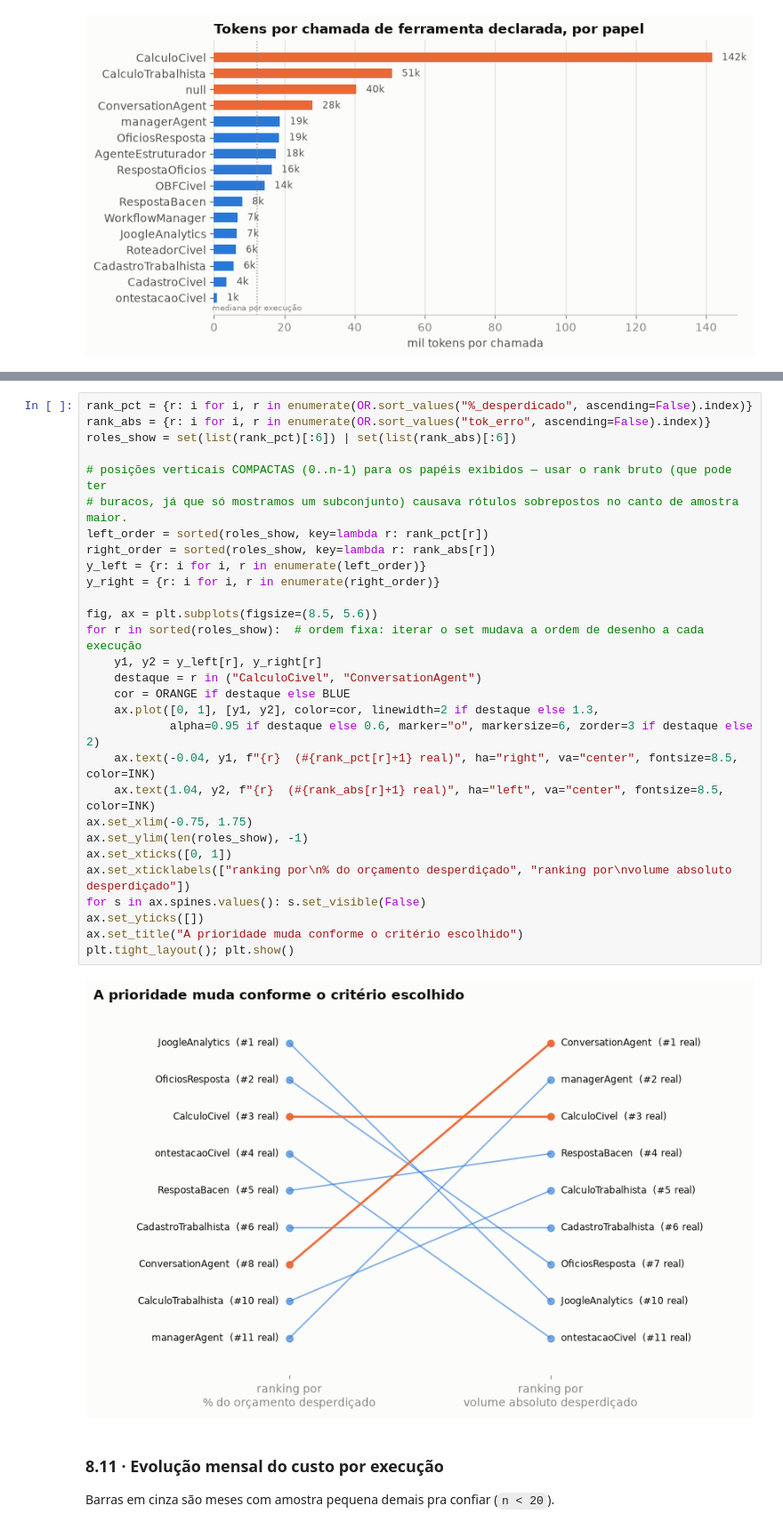
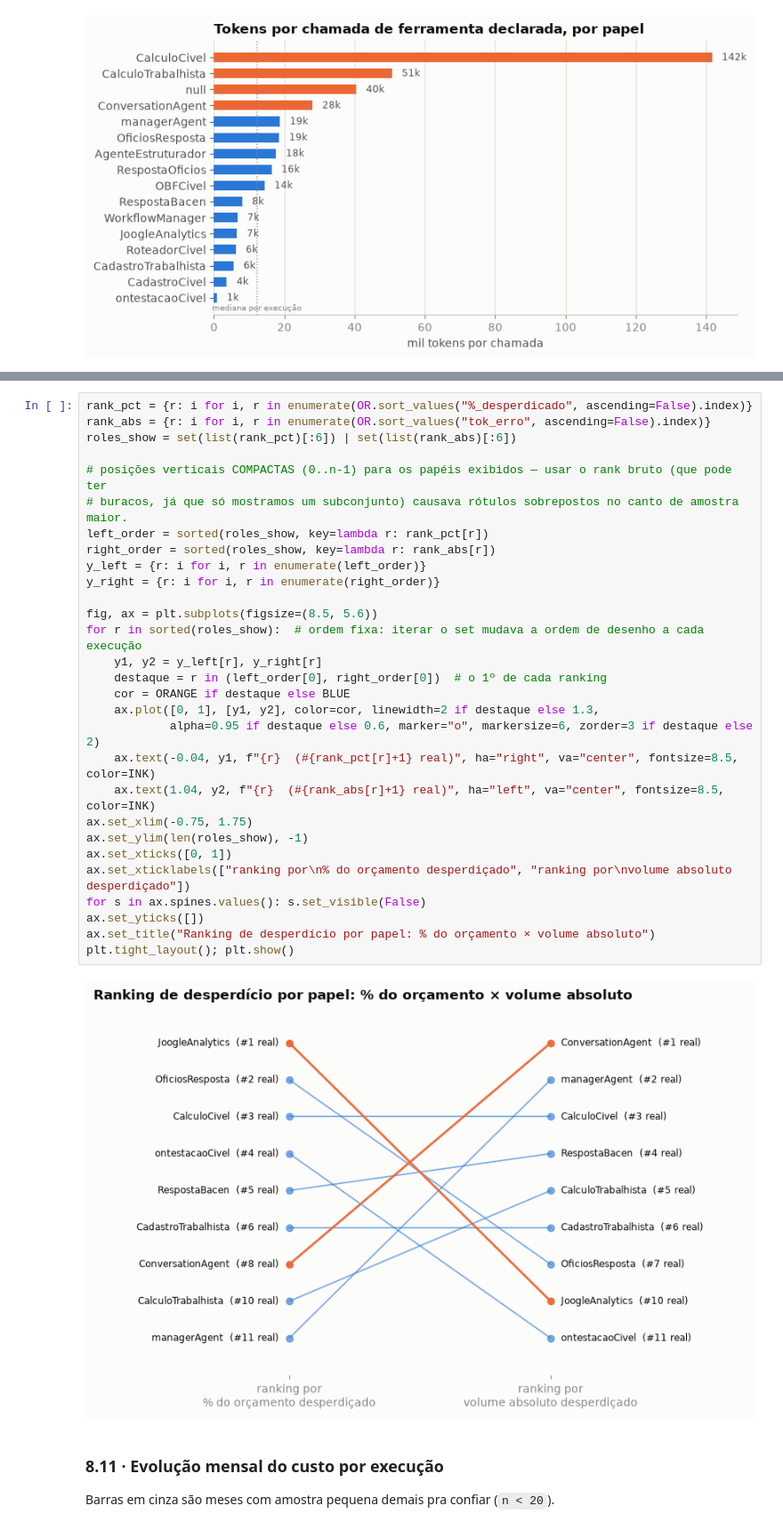
Before and after one commit to rc-ventura/memory_layer_ai_agents, a Jupyter notebook: analysis/2026-09-trace-law-flow/pipeline/analise_trace_esteira_juridica.ipynb, the cells around one changed output, grey strips where cells are left out. Shown at 89% size. Cells and saved outputs as stored; diff of their text form.

```diff
--- a/analysis/2026-09-trace-law-flow/pipeline/analise_trace_esteira_juridica.ipynb
+++ b/analysis/2026-09-trace-law-flow/pipeline/analise_trace_esteira_juridica.ipynb
@@ -1310,34 +1237,34 @@ volume absoluto de tokens desperdiçados. As linhas cruzando mostram a reordena
 # %%
 rank_pct = {r: i for i, r in enumerate(OR.sort_values("%_desperdicado", ascending=False).index)}
 rank_abs = {r: i for i, r in enumerate(OR.sort_values("tok_erro", ascending=False).index)}
 roles_show = set(list(rank_pct)[:6]) | set(list(rank_abs)[:6])
 
 # posições verticais COMPACTAS (0..n-1) para os papéis exibidos — usar o rank bruto (que pode ter
 # buracos, já que só mostramos um subconjunto) causava rótulos sobrepostos no canto de amostra maior.
 left_order = sorted(roles_show, key=lambda r: rank_pct[r])
 right_order = sorted(roles_show, key=lambda r: rank_abs[r])
 y_left = {r: i for i, r in enumerate(left_order)}
 y_right = {r: i for i, r in enumerate(right_order)}
 
 fig, ax = plt.subplots(figsize=(8.5, 5.6))
 for r in sorted(roles_show):  # ordem fixa: iterar o set mudava a ordem de desenho a cada execução
     y1, y2 = y_left[r], y_right[r]
-    destaque = r in ("CalculoCivel", "ConversationAgent")
+    destaque = r in (left_order[0], right_order[0])  # o 1º de cada ranking
     cor = ORANGE if destaque else BLUE
     ax.plot([0, 1], [y1, y2], color=cor, linewidth=2 if destaque else 1.3,
             alpha=0.95 if destaque else 0.6, marker="o", markersize=6, zorder=3 if destaque else 2)
     ax.text(-0.04, y1, f"{r}  (#{rank_pct[r]+1} real)", ha="right", va="center", fontsize=8.5, color=INK)
     ax.text(1.04, y2, f"{r}  (#{rank_abs[r]+1} real)", ha="left", va="center", fontsize=8.5, color=INK)
 ax.set_xlim(-0.75, 1.75)
 ax.set_ylim(len(roles_show), -1)
 ax.set_xticks([0, 1])
 ax.set_xticklabels(["ranking por\n% do orçamento desperdiçado", "ranking por\nvolume absoluto desperdiçado"])
 for s in ax.spines.values(): s.set_visible(False)
 ax.set_yticks([])
-ax.set_title("A prioridade muda conforme o critério escolhido")
+ax.set_title("Ranking de desperdício por papel: % do orçamento × volume absoluto")
 plt.tight_layout(); plt.show()
 # %% [output]
-[figure, old version]
+[figure, new version]
 # %% [markdown]
 ### 8.11 · Evolução mensal do custo por execução
 
```
Also changed, not shown: parts of 40 cells of this notebook, 2 other files.
